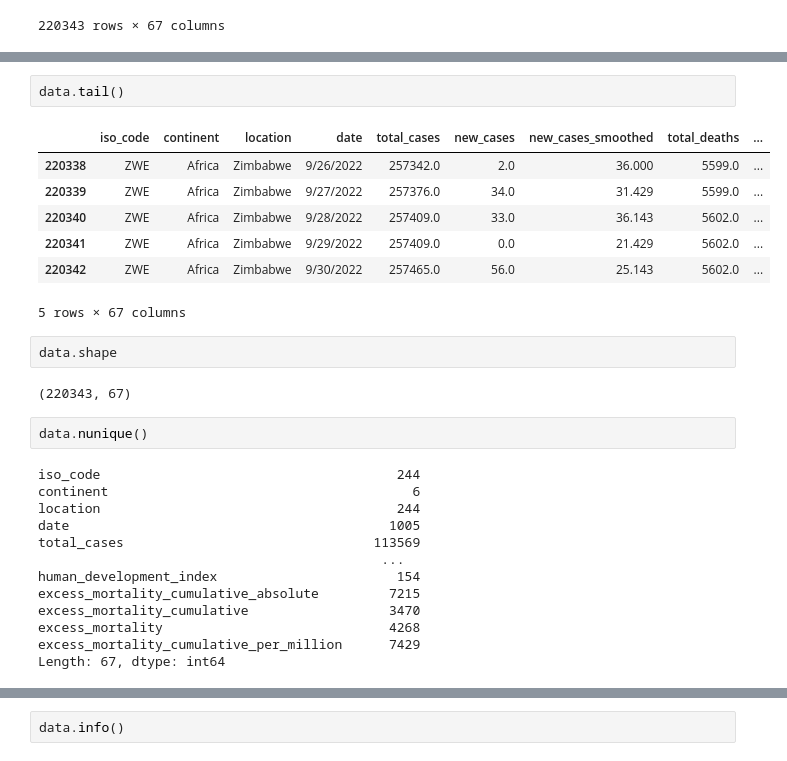
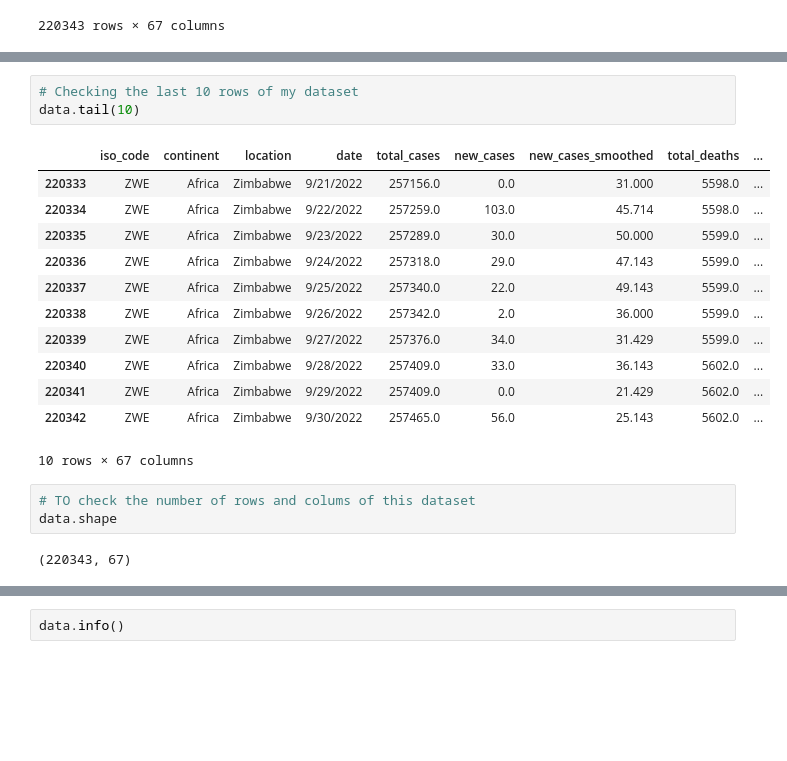
Before and after one commit to Vendikattu/COVID-19-world-data, a Jupyter notebook: COVID.ipynb, the cells around one changed output, grey strips where cells are left out. Saved outputs shown, nothing was run; the diff lists cells and outputs as text; blank space fills up the shorter version.

```diff
--- a/COVID.ipynb
+++ b/COVID.ipynb
@@ -31,29 +117,21 @@ data.head()
 # %%
-data.tail()
+# Checking the last 10 rows of my dataset
+data.tail(10)
 # %% [output]
 |  | iso_code | continent | location | date | total_cases | new_cases | new_cases_smoothed | total_deaths | ... |
+| 220333 | ZWE | Africa | Zimbabwe | 9/21/2022 | 257156.0 | 0.0 | 31.000 | 5598.0 | ... |
+| 220334 | ZWE | Africa | Zimbabwe | 9/22/2022 | 257259.0 | 103.0 | 45.714 | 5598.0 | ... |
+| 220335 | ZWE | Africa | Zimbabwe | 9/23/2022 | 257289.0 | 30.0 | 50.000 | 5599.0 | ... |
+| 220336 | ZWE | Africa | Zimbabwe | 9/24/2022 | 257318.0 | 29.0 | 47.143 | 5599.0 | ... |
+| 220337 | ZWE | Africa | Zimbabwe | 9/25/2022 | 257340.0 | 22.0 | 49.143 | 5599.0 | ... |
 | 220338 | ZWE | Africa | Zimbabwe | 9/26/2022 | 257342.0 | 2.0 | 36.000 | 5599.0 | ... |
 | 220339 | ZWE | Africa | Zimbabwe | 9/27/2022 | 257376.0 | 34.0 | 31.429 | 5599.0 | ... |
 | 220340 | ZWE | Africa | Zimbabwe | 9/28/2022 | 257409.0 | 33.0 | 36.143 | 5602.0 | ... |
 | 220341 | ZWE | Africa | Zimbabwe | 9/29/2022 | 257409.0 | 0.0 | 21.429 | 5602.0 | ... |
 | 220342 | ZWE | Africa | Zimbabwe | 9/30/2022 | 257465.0 | 56.0 | 25.143 | 5602.0 | ... |
-5 rows × 67 columns
+10 rows × 67 columns
 # %%
+# TO check the number of rows and colums of this dataset
 data.shape
 # %% [output]
 (220343, 67)
-# %%
-data.nunique()
-# %% [output]
-iso_code                                      244
-continent                                       6
-location                                      244
-date                                         1005
-total_cases                                113569
-                                            ...
-human_development_index                       154
-excess_mortality_cumulative_absolute         7215
-excess_mortality_cumulative                  3470
-excess_mortality                             4268
-excess_mortality_cumulative_per_million      7429
-Length: 67, dtype: int64
```
Also changed, not shown: parts of 140 cells of this notebook.
